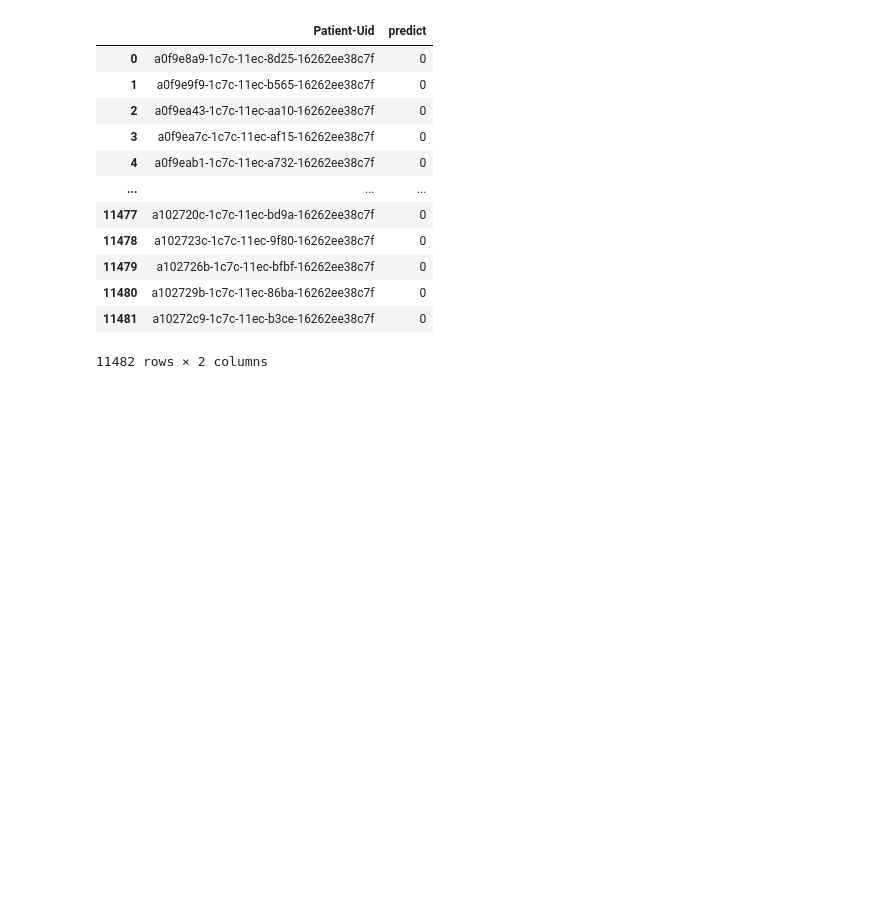
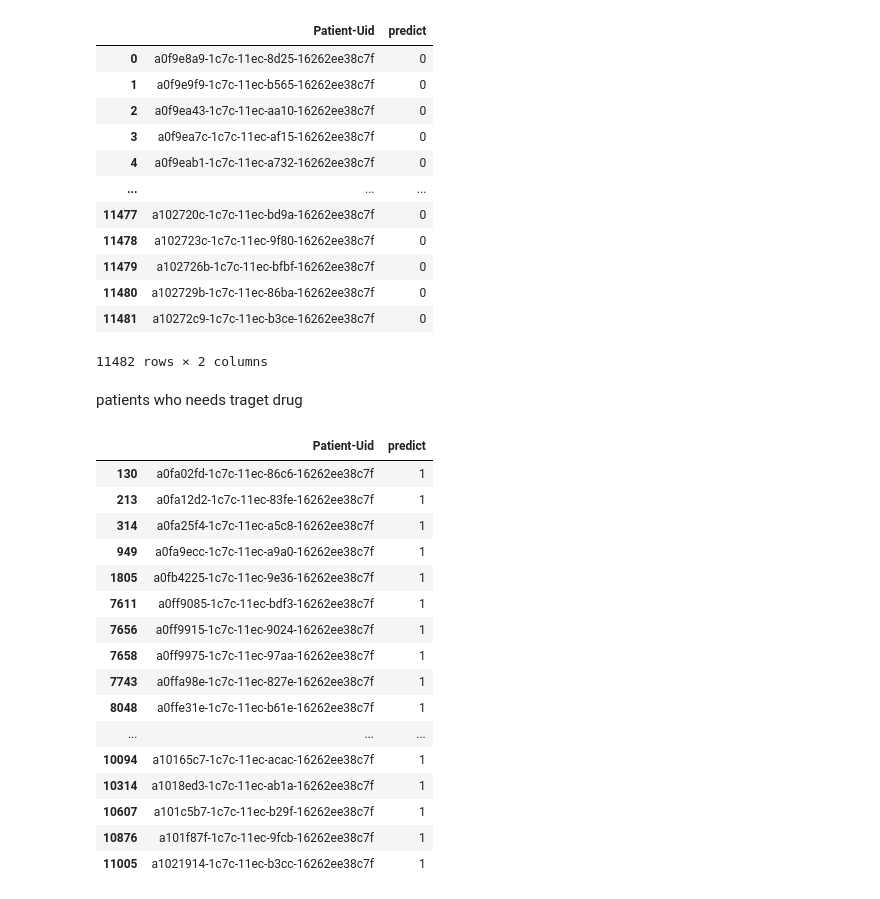
Before and after one commit to Ashoks7/akaike_projects, a Jupyter notebook: 001.ipynb, the cells around one changed output. Saved outputs shown, nothing was run; the diff lists cells and outputs as text; code cells hidden in the pictures; blank space fills up the shorter version.

```diff
--- a/001.ipynb
+++ b/001.ipynb
@@ -192,7 +194,10 @@ X_train, X_val, y_train, y_val = train_test_split(X, y, test_size=0.2)
 # %%
 from sklearn.ensemble import RandomForestClassifier
 from sklearn.metrics import roc_auc_score,f1_score
-
-rf= RandomForestClassifier(max_depth=2,n_estimators=100,max_features="sqrt")    #max_depth=log(no of features)
+rf = RandomForestClassifier(n_estimators= 100, max_depth = 16, max_features='sqrt')
 rf.fit(X_train, y_train)
-y_pred= rf.predict(X_val)
+predictions = rf.predict(X_val)
+print("Training Accuracy :",rf.score(X_train,y_train))
+print("Testing Accuracy :",rf.score(X_val,y_val))
+print("F1 Score :", f1_score(y_val,predictions))
+print("ROC AUC Score :", roc_auc_score(y_val,predictions))
@@ -199,9 +208,0 @@ y_pred= rf.predict(X_val)
-# %%
-from sklearn.ensemble import RandomForestClassifier
-rf = RandomForestClassifier(n_estimators= 100, max_depth = 16, max_features='sqrt')
-rf.fit(X_train, y_train)
-predictions = rf.predict(X_val)
-print("Training Accuracy :",rf.score(X_train,y_train))
-print("Testing Accuracy :",rf.score(X_val,y_val))
-print("F1 Score :", f1_score(y_val,predictions))
-print("ROC AUC Score :", roc_auc_score(y_val,predictions))
@@ -273,5 +269,28 @@ final_data
 | 11480 | a102729b-1c7c-11ec-86ba-16262ee38c7f | 0 |
 | 11481 | a10272c9-1c7c-11ec-b3ce-16262ee38c7f | 0 |
 11482 rows × 2 columns
+# %% [markdown]
+patients who needs traget drug
+# %%
+fd=final_data[final_data["predict"]==1]
+fd
+# %% [output]
+|  | Patient-Uid | predict |
+| 130 | a0fa02fd-1c7c-11ec-86c6-16262ee38c7f | 1 |
+| 213 | a0fa12d2-1c7c-11ec-83fe-16262ee38c7f | 1 |
+| 314 | a0fa25f4-1c7c-11ec-a5c8-16262ee38c7f | 1 |
+| 949 | a0fa9ecc-1c7c-11ec-a9a0-16262ee38c7f | 1 |
+| 1805 | a0fb4225-1c7c-11ec-9e36-16262ee38c7f | 1 |
+| 7611 | a0ff9085-1c7c-11ec-bdf3-16262ee38c7f | 1 |
+| 7656 | a0ff9915-1c7c-11ec-9024-16262ee38c7f | 1 |
+| 7658 | a0ff9975-1c7c-11ec-97aa-16262ee38c7f | 1 |
+| 7743 | a0ffa98e-1c7c-11ec-827e-16262ee38c7f | 1 |
+| 8048 | a0ffe31e-1c7c-11ec-b61e-16262ee38c7f | 1 |
+| ... | ... | ... |
+| 10094 | a10165c7-1c7c-11ec-acac-16262ee38c7f | 1 |
+| 10314 | a1018ed3-1c7c-11ec-ab1a-16262ee38c7f | 1 |
+| 10607 | a101c5b7-1c7c-11ec-b29f-16262ee38c7f | 1 |
+| 10876 | a101f87f-1c7c-11ec-9fcb-16262ee38c7f | 1 |
+| 11005 | a1021914-1c7c-11ec-b3cc-16262ee38c7f | 1 |
 # %%
 df.to_csv("final_data.csv",index=False)
```
Also changed, not shown: parts of 5 cells of this notebook.
